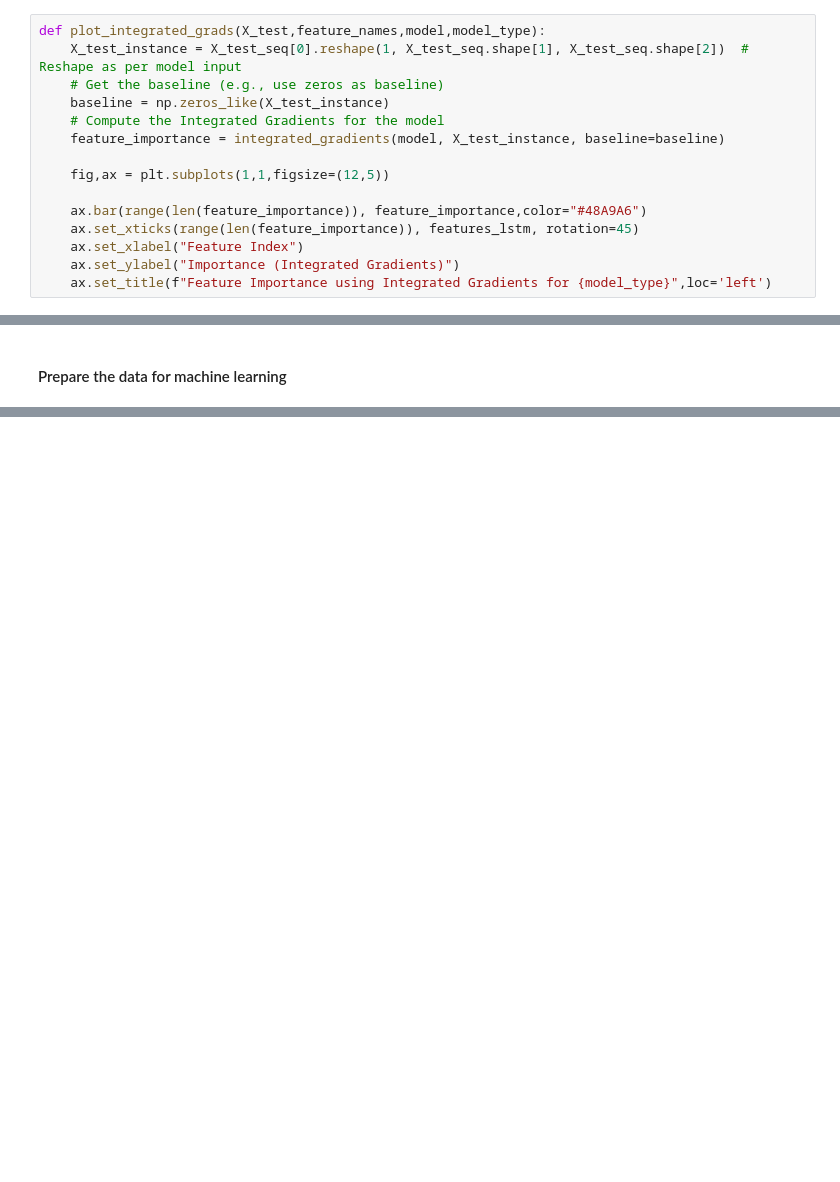
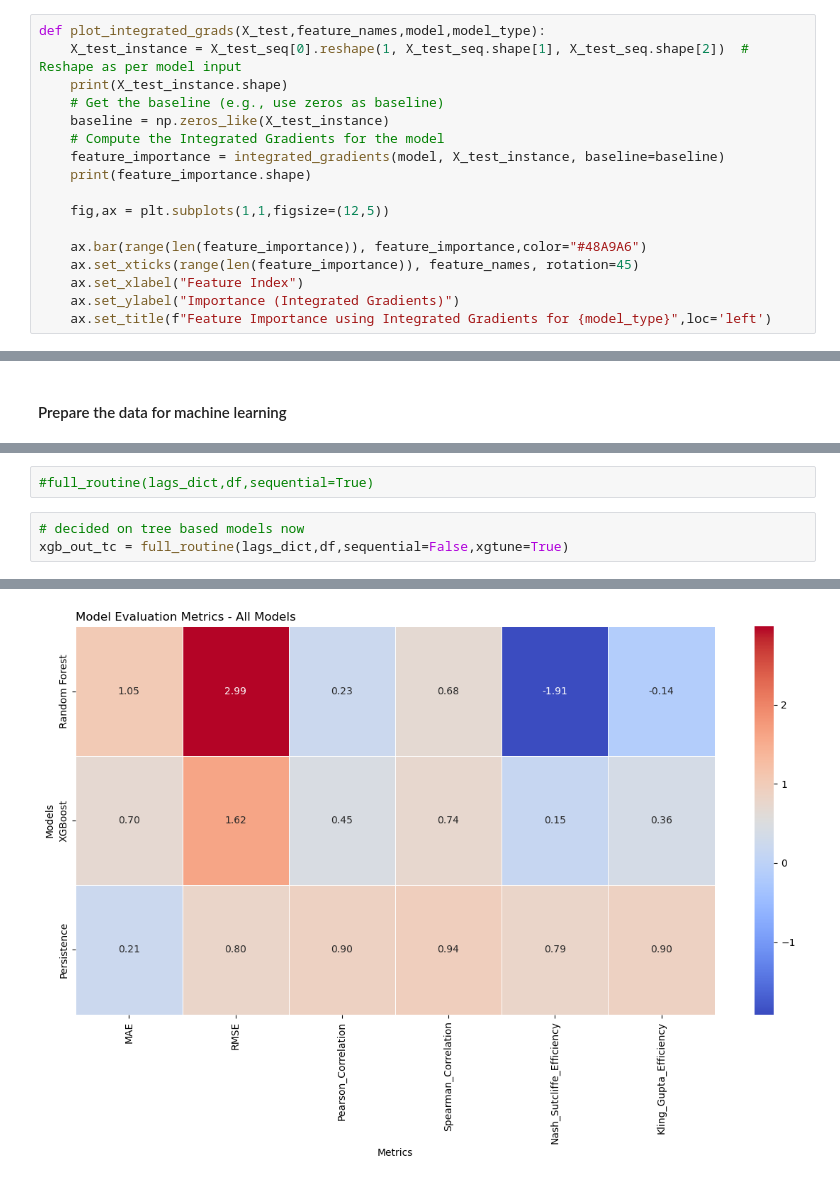
Before and after one commit to larantt/lstm_deliveries, a Jupyter notebook: project_clean.ipynb, the cells around one changed output, grey strips where cells are left out. Cells and saved outputs as stored; diff of their text form; blank space fills up the shorter version.

```diff
--- a/project_clean.ipynb
+++ b/project_clean.ipynb
@@ -557,15 +589,17 @@ def plot_predictions(y_test,predictions,model_type,dates=dates_dict_xg,color=IBM
 # %%
 def plot_integrated_grads(X_test,feature_names,model,model_type):
     X_test_instance = X_test_seq[0].reshape(1, X_test_seq.shape[1], X_test_seq.shape[2])  # Reshape as per model input
+    print(X_test_instance.shape)
     # Get the baseline (e.g., use zeros as baseline)
     baseline = np.zeros_like(X_test_instance)
     # Compute the Integrated Gradients for the model
     feature_importance = integrated_gradients(model, X_test_instance, baseline=baseline)
+    print(feature_importance.shape)
 
     fig,ax = plt.subplots(1,1,figsize=(12,5))
 
     ax.bar(range(len(feature_importance)), feature_importance,color="#48A9A6")
-    ax.set_xticks(range(len(feature_importance)), features_lstm, rotation=45)
+    ax.set_xticks(range(len(feature_importance)), feature_names, rotation=45)
     ax.set_xlabel("Feature Index")
     ax.set_ylabel("Importance (Integrated Gradients)")
     ax.set_title(f"Feature Importance using Integrated Gradients for {model_type}",loc='left')
@@ -1070,0 +1121,6 @@ numpy.datetime64('2010-06-12T00:00:00.000000000')
+# %%
+#full_routine(lags_dict,df,sequential=True)
+# %%
+# decided on tree based models now
+xgb_out_tc = full_routine(lags_dict,df,sequential=False,xgtune=True)
+# %% [output]
@@ -1070,0 +1161 @@ numpy.datetime64('2010-06-12T00:00:00.000000000')
+[figure, added]
```
Also changed, not shown: parts of 62 cells of this notebook.
